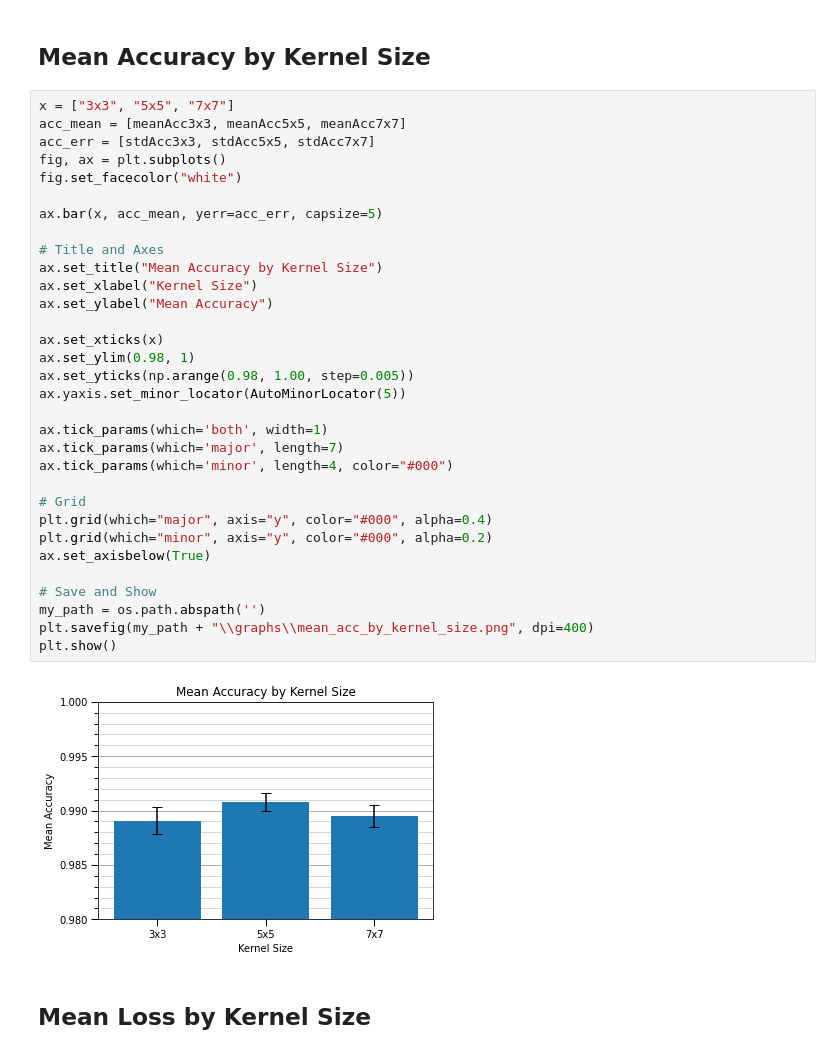
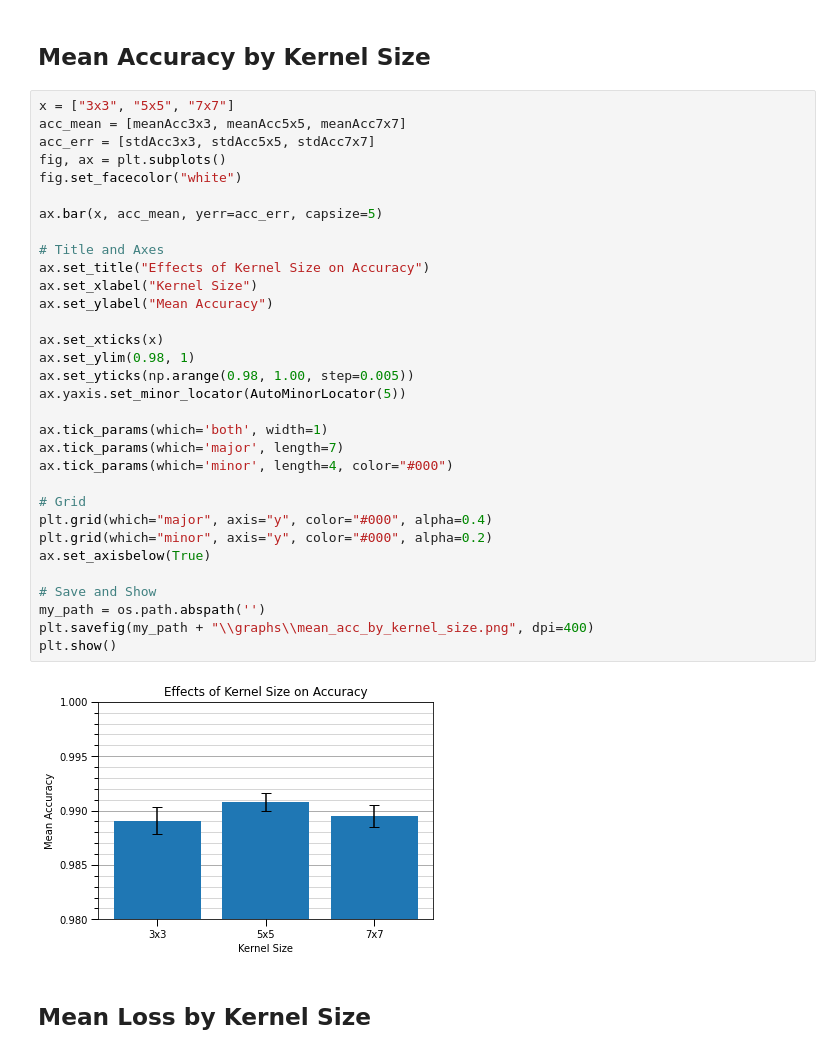
Before and after one commit to TheoryBreeze/cnn-overfitting-research, a Jupyter notebook: data_analysis/data_analysis.ipynb, the cells around one changed output. Cells and saved outputs as stored; diff of their text form.

Commit message:
Updated graphs/charts

```diff
--- a/data_analysis/data_analysis.ipynb
+++ b/data_analysis/data_analysis.ipynb
@@ -77,35 +77,35 @@ x = ["3x3", "5x5", "7x7"]
 acc_mean = [meanAcc3x3, meanAcc5x5, meanAcc7x7]
 acc_err = [stdAcc3x3, stdAcc5x5, stdAcc7x7]
 fig, ax = plt.subplots()
 fig.set_facecolor("white")
 
 ax.bar(x, acc_mean, yerr=acc_err, capsize=5)
 
 # Title and Axes
-ax.set_title("Mean Accuracy by Kernel Size")
+ax.set_title("Effects of Kernel Size on Accuracy")
 ax.set_xlabel("Kernel Size")
 ax.set_ylabel("Mean Accuracy")
 
 ax.set_xticks(x)
 ax.set_ylim(0.98, 1)
 ax.set_yticks(np.arange(0.98, 1.00, step=0.005))
 ax.yaxis.set_minor_locator(AutoMinorLocator(5))
 
 ax.tick_params(which='both', width=1)
 ax.tick_params(which='major', length=7)
 ax.tick_params(which='minor', length=4, color="#000")
 
 # Grid
 plt.grid(which="major", axis="y", color="#000", alpha=0.4)
 plt.grid(which="minor", axis="y", color="#000", alpha=0.2)
 ax.set_axisbelow(True)
 
 # Save and Show
 my_path = os.path.abspath('')
 plt.savefig(my_path + "\\graphs\\mean_acc_by_kernel_size.png", dpi=400)
 plt.show()
 # %% [output]
-[figure, old version]
+[figure, new version]
 # %% [markdown]
 ## Mean Loss by Kernel Size
 # %%
```
Also changed, not shown: parts of 3 cells of this notebook, 13 other files.
